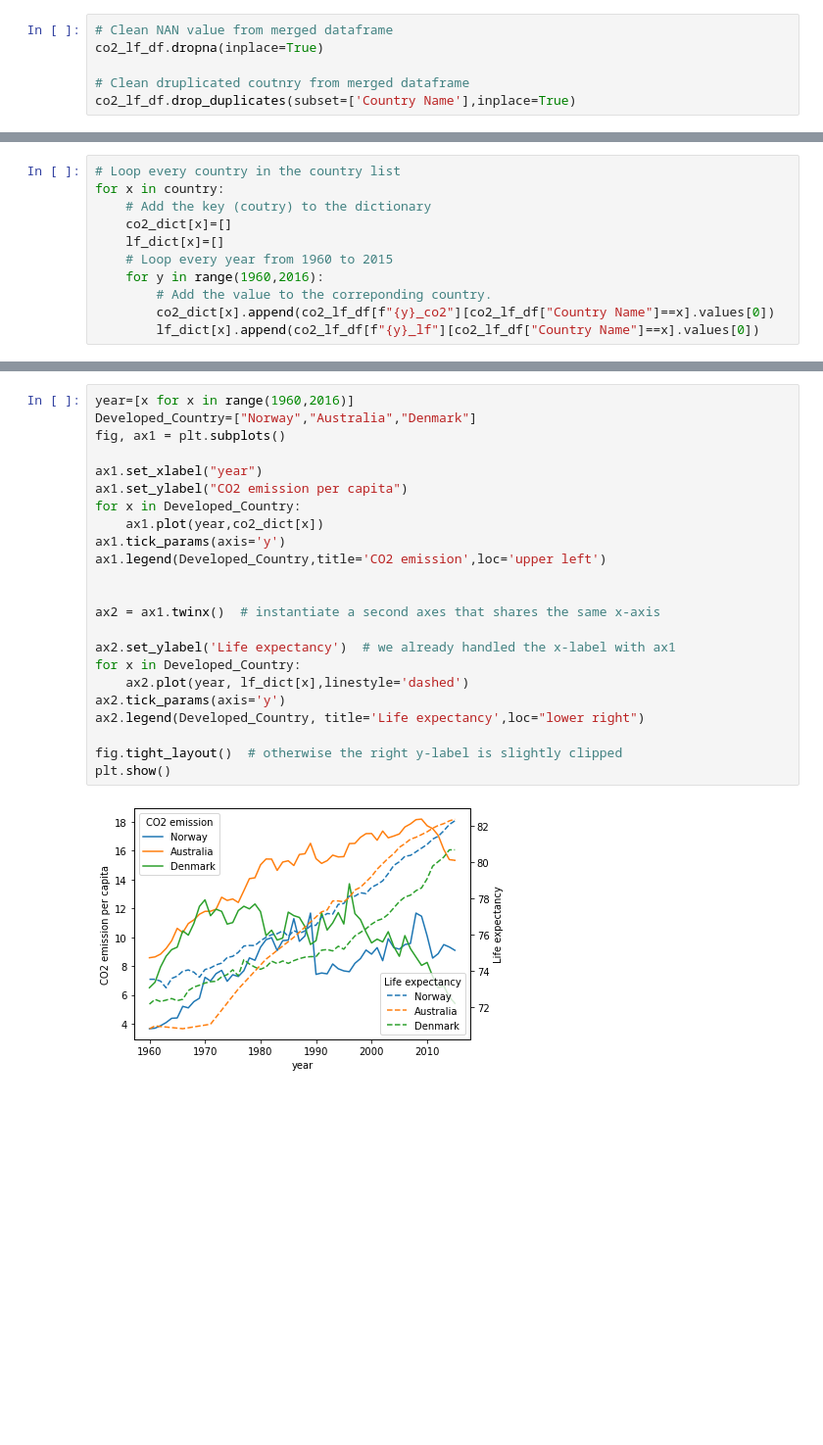
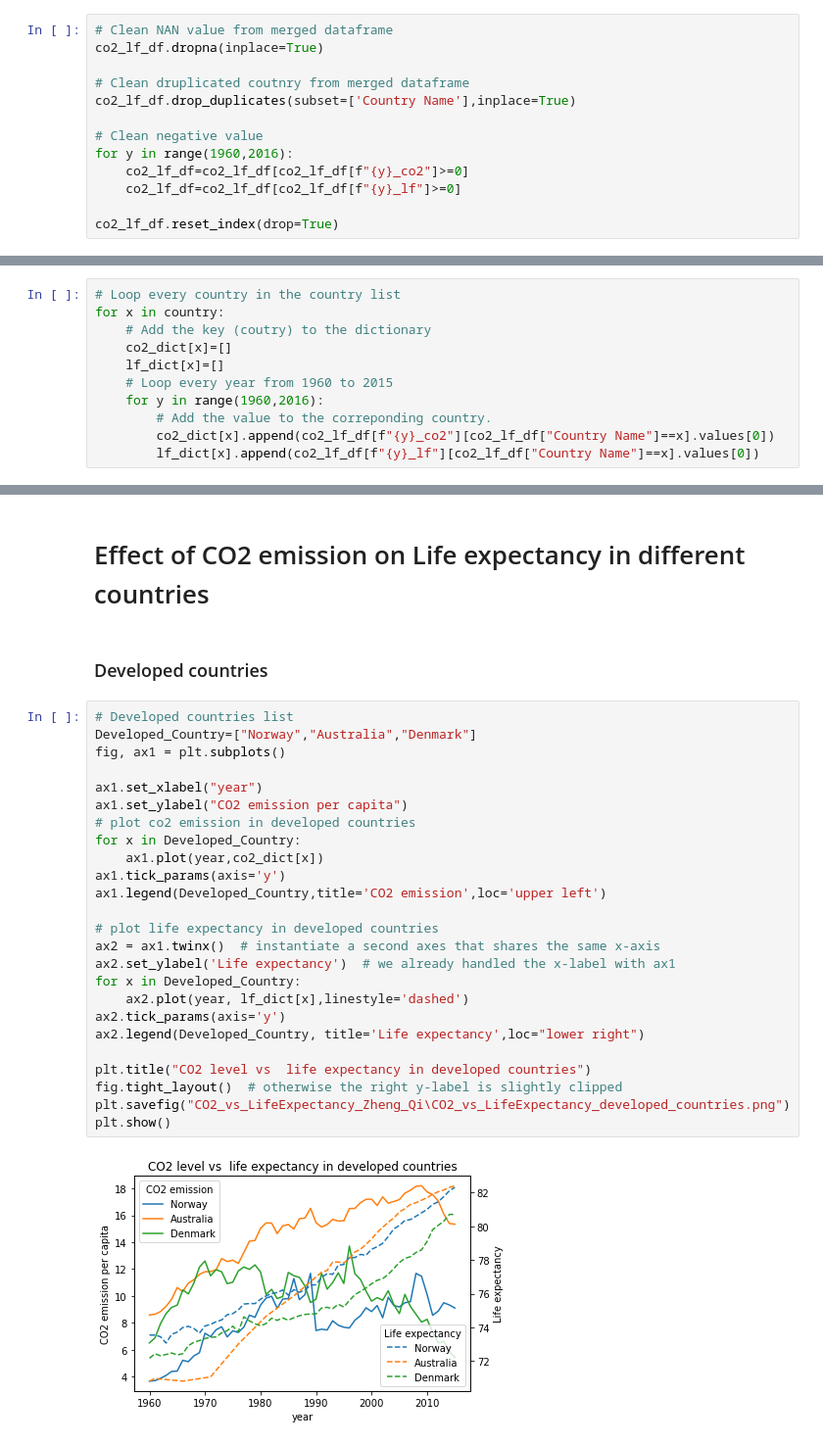
Before and after one commit to Heesu-H/project_1, a Jupyter notebook: CO2_vs_LifeExpectancy_Zheng_Qi.ipynb, the cells around one changed output, grey strips where cells are left out. Shown at 98% size. Cells and saved outputs as stored; diff of their text form; blank space fills up the shorter version.

```diff
--- a/CO2_vs_LifeExpectancy_Zheng_Qi.ipynb
+++ b/CO2_vs_LifeExpectancy_Zheng_Qi.ipynb
@@ -68,3 +68,10 @@ co2_lf_df.dropna(inplace=True)
 
 # Clean druplicated coutnry from merged dataframe
 co2_lf_df.drop_duplicates(subset=['Country Name'],inplace=True)
+
+# Clean negative value
+for y in range(1960,2016):
+    co2_lf_df=co2_lf_df[co2_lf_df[f"{y}_co2"]>=0]
+    co2_lf_df=co2_lf_df[co2_lf_df[f"{y}_lf"]>=0]
+
+co2_lf_df.reset_index(drop=True)
@@ -183,25 +219,31 @@ plt.show()
+# %% [markdown]
+# Effect of CO2 emission on Life expectancy in different countries
+# %% [markdown]
+### Developed countries
 # %%
-year=[x for x in range(1960,2016)]
+# Developed countries list
 Developed_Country=["Norway","Australia","Denmark"]
 fig, ax1 = plt.subplots()
 
 ax1.set_xlabel("year")
 ax1.set_ylabel("CO2 emission per capita")
+# plot co2 emission in developed countries
 for x in Developed_Country:
     ax1.plot(year,co2_dict[x])
 ax1.tick_params(axis='y')
 ax1.legend(Developed_Country,title='CO2 emission',loc='upper left')
 
-
+# plot life expectancy in developed countries
 ax2 = ax1.twinx()  # instantiate a second axes that shares the same x-axis
-
 ax2.set_ylabel('Life expectancy')  # we already handled the x-label with ax1
 for x in Developed_Country:
     ax2.plot(year, lf_dict[x],linestyle='dashed')
 ax2.tick_params(axis='y')
 ax2.legend(Developed_Country, title='Life expectancy',loc="lower right")
 
+plt.title("CO2 level vs  life expectancy in developed countries")
 fig.tight_layout()  # otherwise the right y-label is slightly clipped
+plt.savefig("CO2_vs_LifeExpectancy_Zheng_Qi\CO2_vs_LifeExpectancy_developed_countries.png")
 plt.show()
 # %% [output]
-[figure, old version]
+[figure, new version]
```
Also changed, not shown: parts of 13 cells of this notebook, 5 other files.
